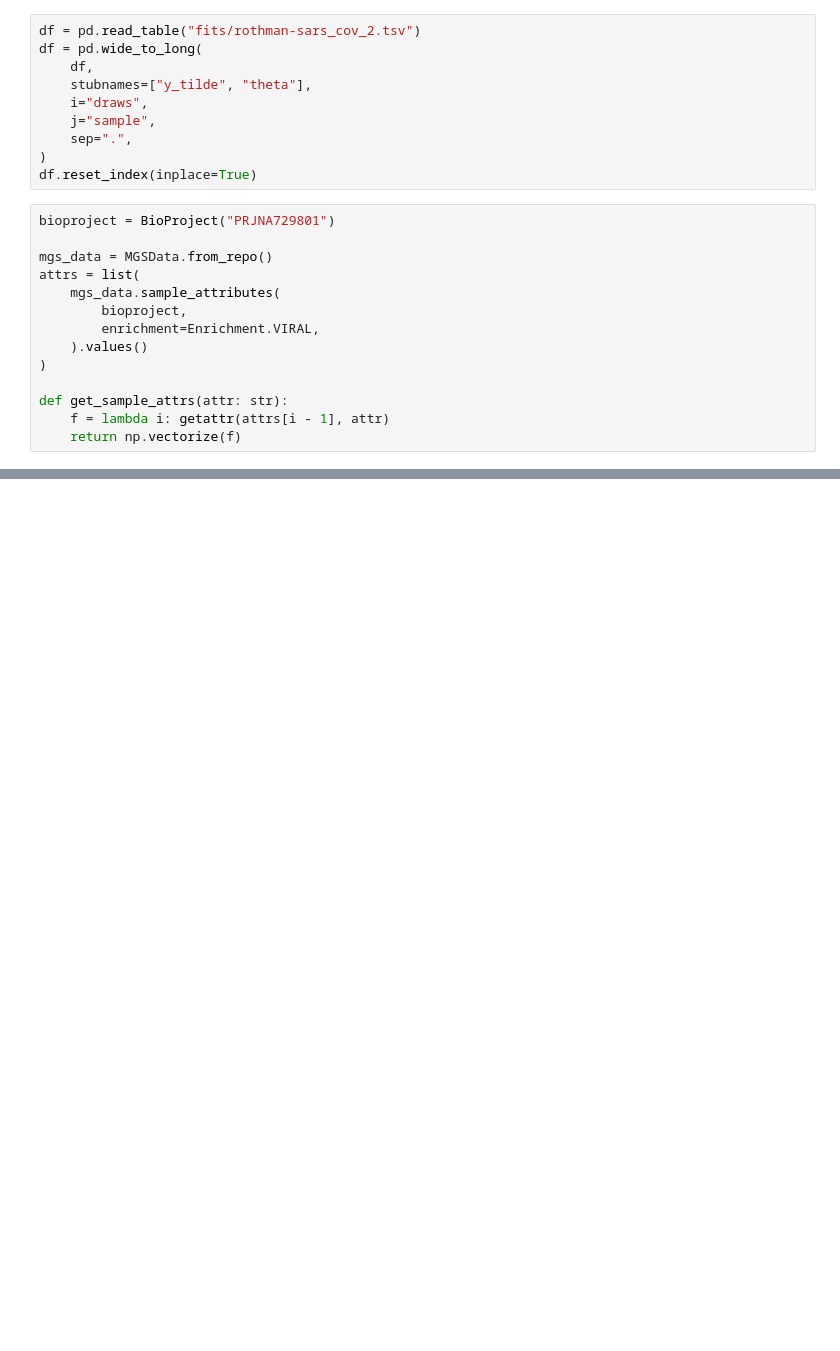
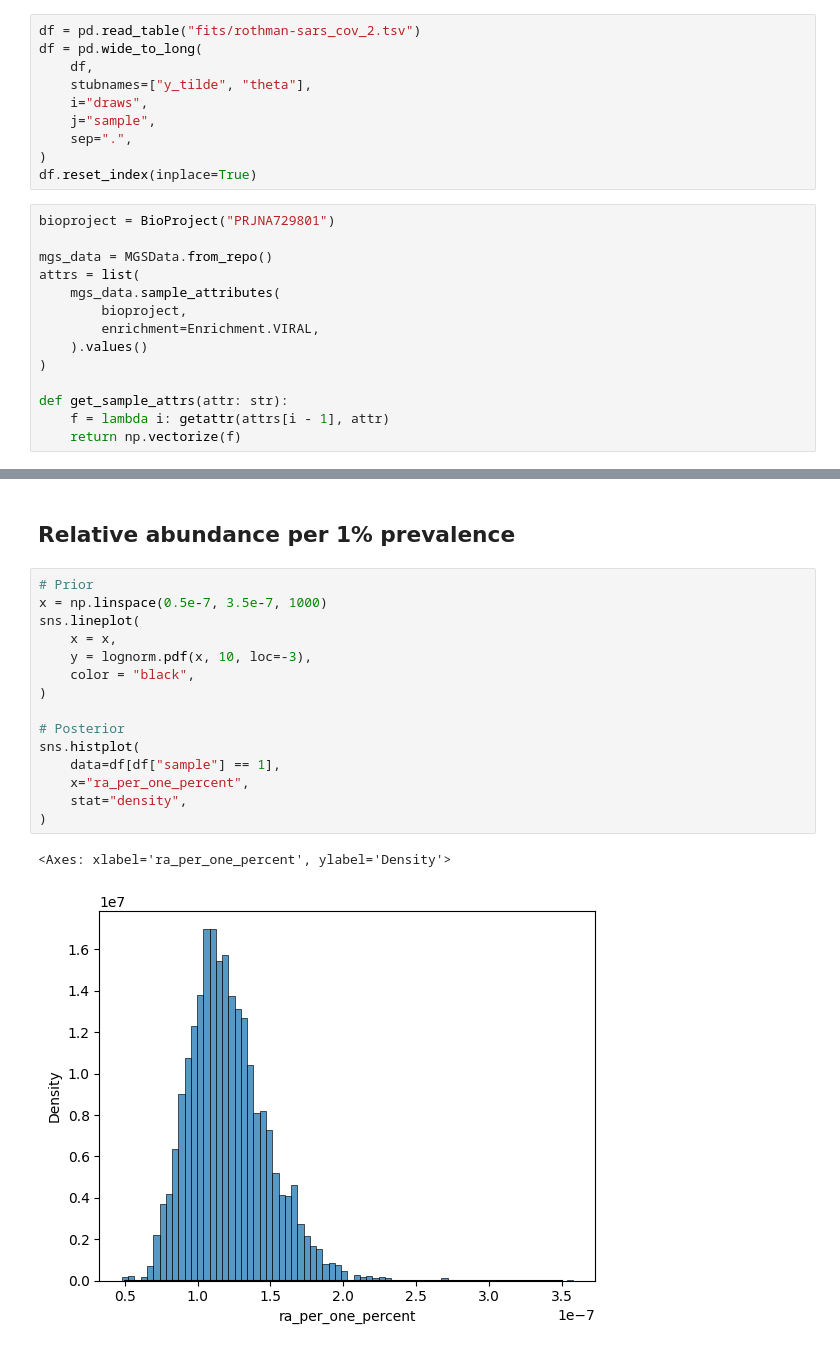
Before and after one commit to naobservatory/p2ra, a Jupyter notebook: post_pred.ipynb, the cells around one changed output, grey strips where cells are left out. Drawn from its saved outputs; the diff is of its cells as text; blank space fills up the shorter version.

```diff
--- a/post_pred.ipynb
+++ b/post_pred.ipynb
@@ -46,0 +72,20 @@ df["reads_per_prev"] = df["viral_reads"] / df["prevalence_per100k"]
+# %% [markdown]
+## Relative abundance per 1% prevalence
+# %%
+# Prior
+x = np.linspace(0.5e-7, 3.5e-7, 1000)
+sns.lineplot(
+    x = x,
+    y = lognorm.pdf(x, 10, loc=-3),
+    color = "black",
+)
+
+# Posterior
+sns.histplot(
+    data=df[df["sample"] == 1],
+    x="ra_per_one_percent",
+    stat="density",
+)
+# %% [output]
+<Axes: xlabel='ra_per_one_percent', ylabel='Density'>
+[figure, added]
```
Also changed, not shown: parts of 18 cells of this notebook, 1 other file.
